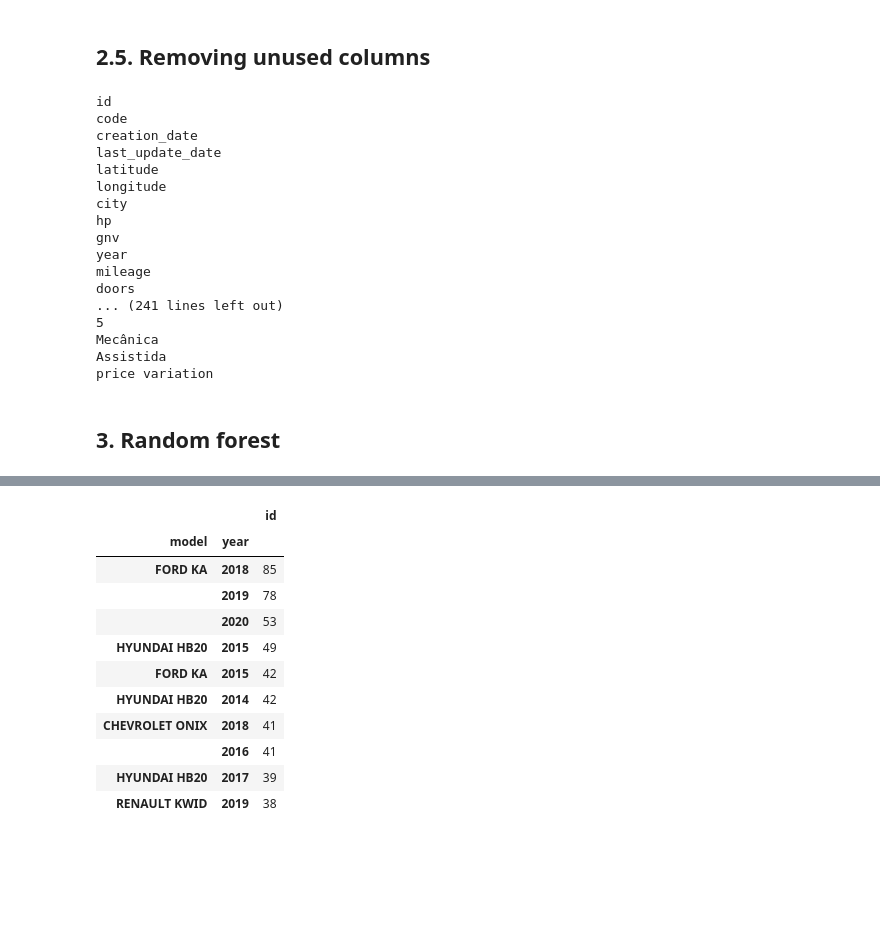
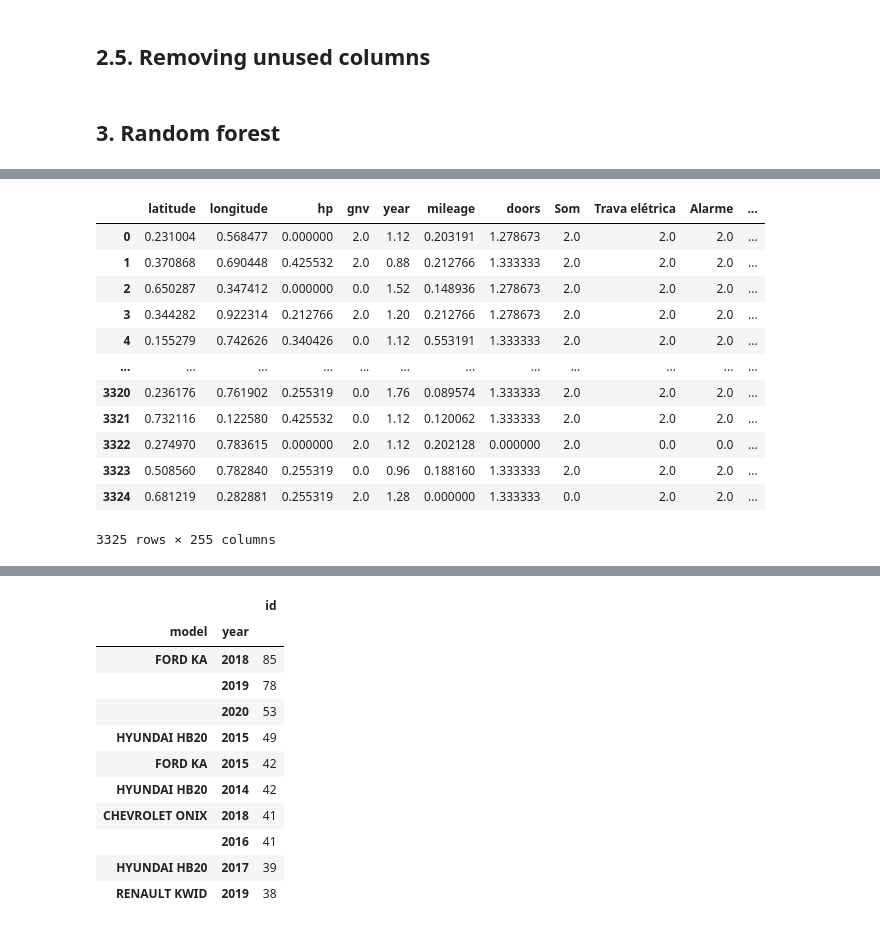
Before and after one commit to antoineelmallah/olx_colab, a Jupyter notebook: estudo_olx.ipynb, the cells around one changed output, grey strips where cells are left out. Cells and saved outputs as stored; diff of their text form; code cells hidden in the pictures; blank space fills up the shorter version.

```diff
--- a/estudo_olx.ipynb
+++ b/estudo_olx.ipynb
@@ -217,27 +217,6 @@ df.shape
 (3325, 257)
 # %% [markdown]
 ## 2.5. Removing unused columns
-# %%
-for col in df.columns:
-  print(col)
-# %% [output]
-id
-code
-creation_date
-last_update_date
-latitude
-longitude
-city
-hp
-gnv
-year
-mileage
-doors
-... (241 lines left out)
-5
-Mecânica
-Assistida
-price variation
 # %% [markdown]
 ## 3. Random forest
 # %%
@@ -264,3 +243,26 @@ columns_to_keep = [ column for column in df.columns if column not in {
     'last_update_date',
     'city'} ]
 X = df[columns_to_keep]
+# %%
+# normalization
+from sklearn import preprocessing
+import numpy as np
+
+cols = X.columns
+scaler = preprocessing.MinMaxScaler(feature_range=(0, 2))
+X = pd.DataFrame(scaler.fit_transform(X), columns=cols)
+X
+# %% [output]
+|  | latitude | longitude | hp | gnv | year | mileage | doors | Som | Trava elétrica | Alarme | ... |
+| 0 | 0.231004 | 0.568477 | 0.000000 | 2.0 | 1.12 | 0.203191 | 1.278673 | 2.0 | 2.0 | 2.0 | ... |
+| 1 | 0.370868 | 0.690448 | 0.425532 | 2.0 | 0.88 | 0.212766 | 1.333333 | 2.0 | 2.0 | 2.0 | ... |
+| 2 | 0.650287 | 0.347412 | 0.000000 | 0.0 | 1.52 | 0.148936 | 1.278673 | 2.0 | 2.0 | 2.0 | ... |
+| 3 | 0.344282 | 0.922314 | 0.212766 | 2.0 | 1.20 | 0.212766 | 1.278673 | 2.0 | 2.0 | 2.0 | ... |
+| 4 | 0.155279 | 0.742626 | 0.340426 | 0.0 | 1.12 | 0.553191 | 1.333333 | 2.0 | 2.0 | 2.0 | ... |
+| ... | ... | ... | ... | ... | ... | ... | ... | ... | ... | ... | ... |
+| 3320 | 0.236176 | 0.761902 | 0.255319 | 0.0 | 1.76 | 0.089574 | 1.333333 | 2.0 | 2.0 | 2.0 | ... |
+| 3321 | 0.732116 | 0.122580 | 0.425532 | 0.0 | 1.12 | 0.120062 | 1.333333 | 2.0 | 2.0 | 2.0 | ... |
+| 3322 | 0.274970 | 0.783615 | 0.000000 | 2.0 | 1.12 | 0.202128 | 0.000000 | 2.0 | 0.0 | 0.0 | ... |
+| 3323 | 0.508560 | 0.782840 | 0.255319 | 0.0 | 0.96 | 0.188160 | 1.333333 | 2.0 | 2.0 | 2.0 | ... |
+| 3324 | 0.681219 | 0.282881 | 0.255319 | 2.0 | 1.28 | 0.000000 | 1.333333 | 0.0 | 2.0 | 2.0 | ... |
+3325 rows × 255 columns
```
Also changed, not shown: parts of 6 cells of this notebook.
